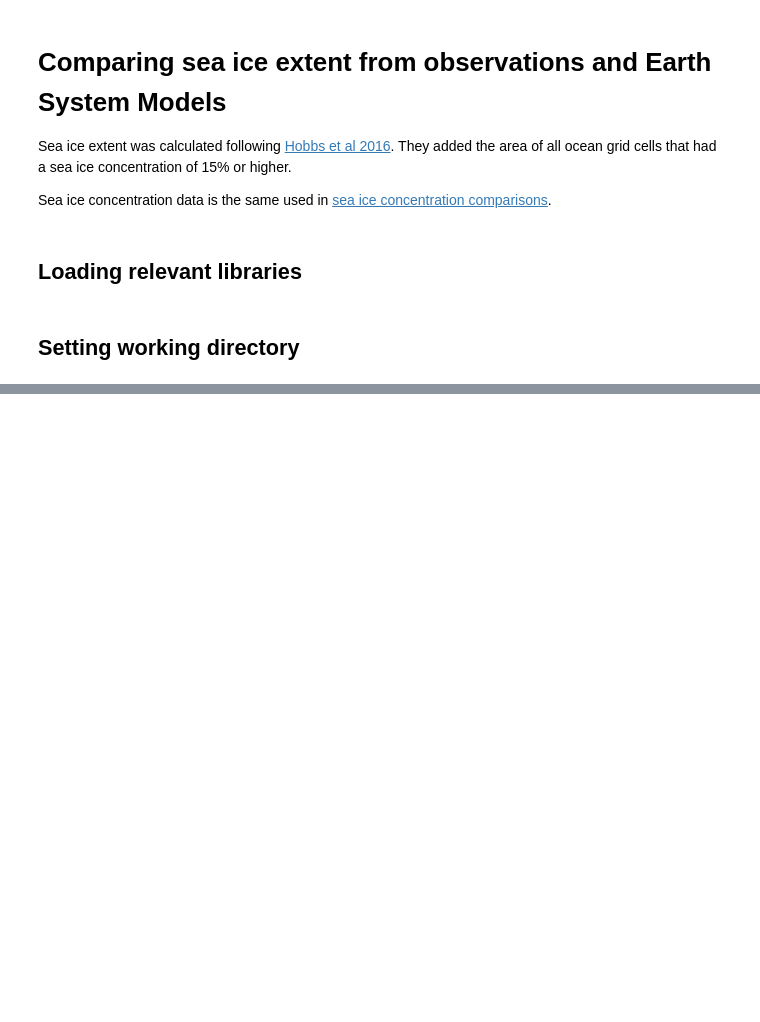
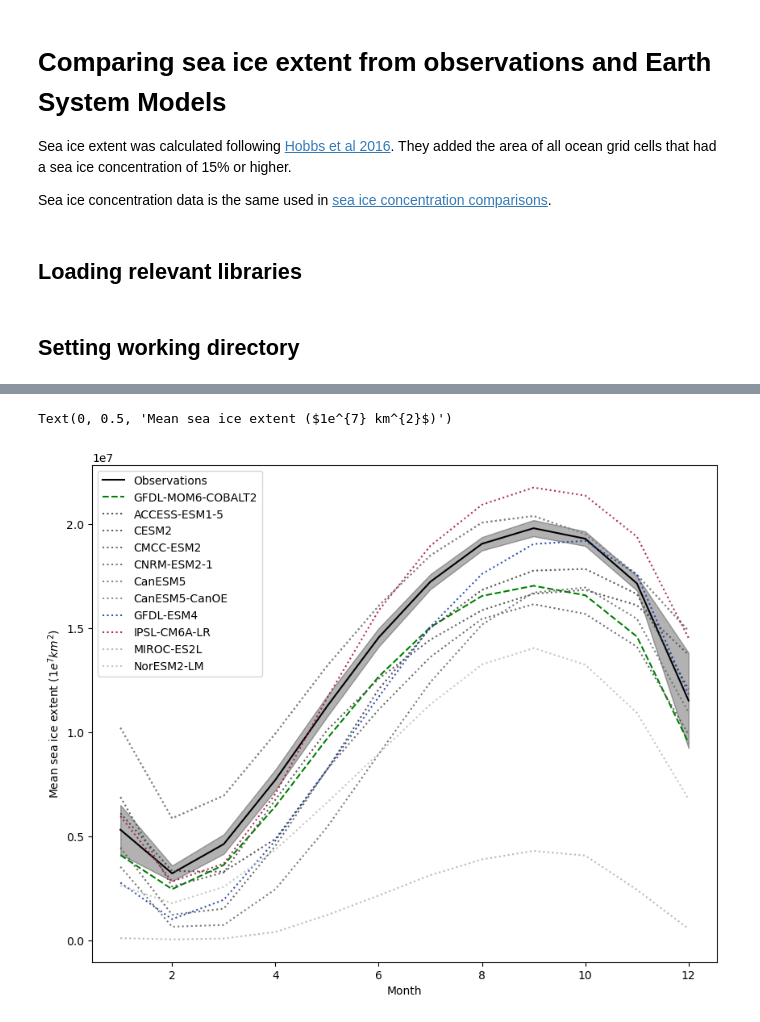
Before and after one commit to Fish-MIP/SOMEME, a Jupyter notebook: scripts/Comparing_sea-ice-extent_obs_models.ipynb, the cells around one changed output, grey strips where cells are left out. Cells and saved outputs as stored; diff of their text form; code cells hidden in the pictures; blank space fills up the shorter version.

```diff
--- a/scripts/Comparing_sea-ice-extent_obs_models.ipynb
+++ b/scripts/Comparing_sea-ice-extent_obs_models.ipynb
@@ -47,5 +47,17 @@ gfdl_sie = gfdl_sie.sum(('lat', 'lon'))
 # %%
-gfdl_sie_month_mean = gfdl_sie.groupby('time.month').mean().to_pandas()
-gfdl_sie_month_mean = gfdl_sie_month_mean.reset_index().rename(columns = {0: 'mean'})
-gfdl_sie_month_std = gfdl_sie.groupby('time.month').std().to_pandas()
-gfdl_sie_month_std = gfdl_sie_month_std.reset_index().rename(columns = {0: 'std'})
+#Calculate mean and standard deviation
+month_mean = gfdl_sie.groupby('time.month').mean().expand_dims({'type': ['mean']})
+month_std = gfdl_sie.groupby('time.month').std().expand_dims({'type': ['std']})
+
+#Store in a single data frame
+gfdl_sie_month = xr.concat([month_mean, month_std],
+                               dim = 'type').to_pandas().transpose()
+
+#Adding units
+gfdl_sie_month['unit'] = 'km2'
+
+#Save outputs
+gfdl_sie_month.to_csv('data/CMIP6/sea_ice_extent_ts/gfdl_sie_monthly.csv')
+
+#Check results
+gfdl_sie_month
@@ -87,0 +215,33 @@ nsidc_ds = xr.open_dataarray('data/SIC_NASA/sic_nasa_goddard_60arcmin_1982-2010.
+# %%
+#Start figure
+fig = plt.figure(figsize = (10, 8))
+ax = fig.add_subplot(111)
+
+#Plot observations mean
+nsidc_sie_month.plot(y = 'mean', ax = ax, color = 'black', label = 'Observations')
+#Plot observations standard deviation
+ax.fill_between(nsidc_sie_month.index.values,
+                (nsidc_sie_month['mean']+nsidc_sie_month['std']).values,
+                (nsidc_sie_month['mean']-nsidc_sie_month['std']).values,
+                alpha = 0.3, color = 'black')
+
+#Plot GFDL-MOM6-COBALT2 mean
+gfdl_sie_month.plot(y = 'mean', ax = ax, color = 'green', label = 'GFDL-MOM6-COBALT2',
+                   ls = 'dashed')
+
+#Getting grey scale for plotting CMIP6 models
+colors1 = plt.cm.gray(np.linspace(0.25, 0.75, 10))
+#Replacing colors for GFDL-ESM4 and IPSL-CM6A-LR
+colors1[6] = np.array([0.0892, 0.2546, 0.6562, 1.])
+colors1[7] = np.array([0.6562, 0.0892, 0.2546, 1.])
+
+#Plot CMIP6 models
+for i, (mod, da) in enumerate(cmip_ds.groupby('model')):
+    da.plot(y = 'mean', ax = ax, alpha = 0.9, label = mod, color = colors1[i],
+            ls = 'dotted')
+
+plt.xlabel('Month')
+plt.ylabel('Mean sea ice extent ($1e^{7} km^{2}$)')
+# %% [output]
+Text(0, 0.5, 'Mean sea ice extent ($1e^{7} km^{2}$)')
+[figure, added]
```
Also changed, not shown: parts of 11 cells of this notebook, 1 other file.
